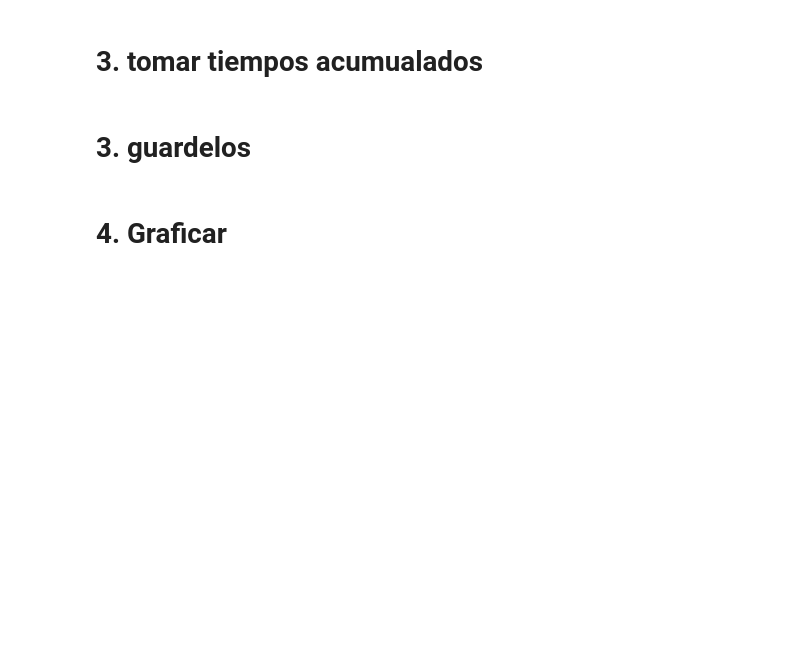
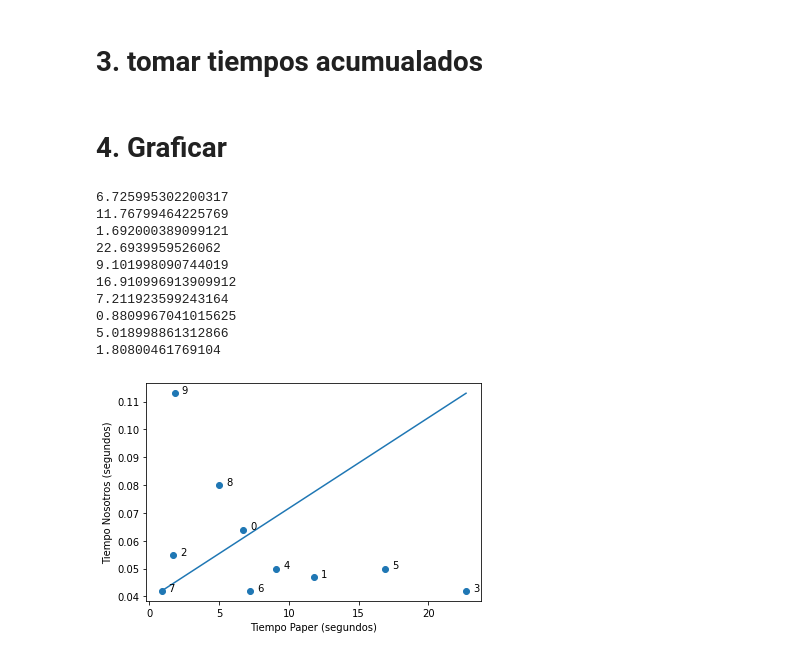
Before and after one commit to Cerozob/ISIS4208_Knapsack_Fair, a Jupyter notebook: testData.ipynb, the cells around one changed output. Drawn from its saved outputs; the diff is of its cells as text; code cells hidden in the pictures; blank space fills up the shorter version.

```diff
--- a/testData.ipynb
+++ b/testData.ipynb
@@ -123,4 +152,2 @@ IndexError: list index out of range
 # %% [markdown]
 # 3. tomar tiempos acumualados
-# %% [markdown]
-# 3. guardelos
@@ -127,2 +177,47 @@ IndexError: list index out of range
 # %% [markdown]
 # 4. Graficar
+# %%
+import matplotlib.pyplot as plt
+import pathlib
+import json
+
+jsonfile = open(pathlib.Path("exec_data.json"))
+
+ejextag = "Tiempo Paper (segundos)"
+ejeytag = "Tiempo Nosotros (segundos)"
+ejex = []
+ejey = []
+
+data = json.load(jsonfile)
+
+
+for case in data:
+    ejex.append(case["timeTakenPaper"])
+    ejey.append(case["timeTakenNosotros"])
+
+fig, ax = plt.subplots()
+for i in range(len(data)):
+    ax.annotate(f"{i}", (ejex[i], ejey[i]),xytext=(ejex[i]+0.5, ejey[i]))
+
+# Crear la figura y los ejes
+# Dibujar puntos
+ax.scatter(x = ejex, y = ejey)
+ax.plot([min(ejex),max(ejex)],[min(ejey),max(ejey)])
+ax.set_xlabel(ejextag)
+ax.set_ylabel(ejeytag)
+# Guardar el gráfico en formato png
+# plt.savefig('diagrama-dispersion.png')
+# Mostrar el gráfico
+plt.show()
+# %% [output]
+6.725995302200317
+11.76799464225769
+1.692000389099121
+22.6939959526062
+9.101998090744019
+16.910996913909912
+7.211923599243164
+0.8809967041015625
+5.018998861312866
+1.80800461769104
+[figure, added]
```
Also changed, not shown: parts of 6 cells of this notebook, 4 other files.
